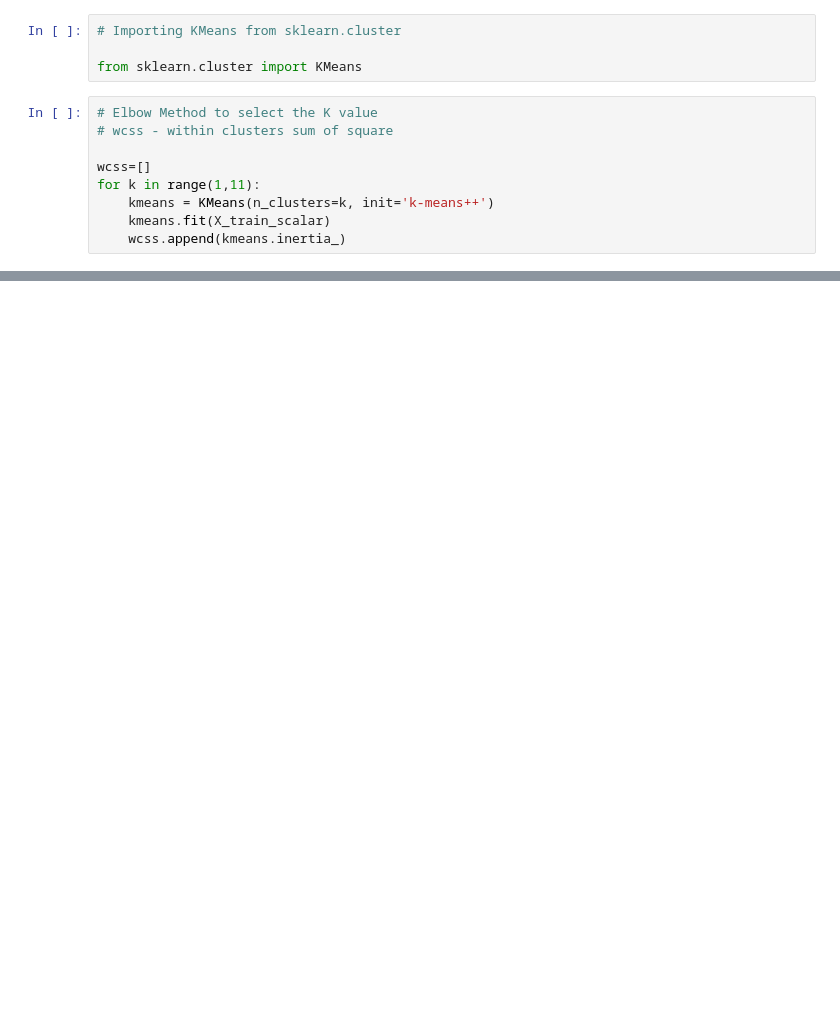
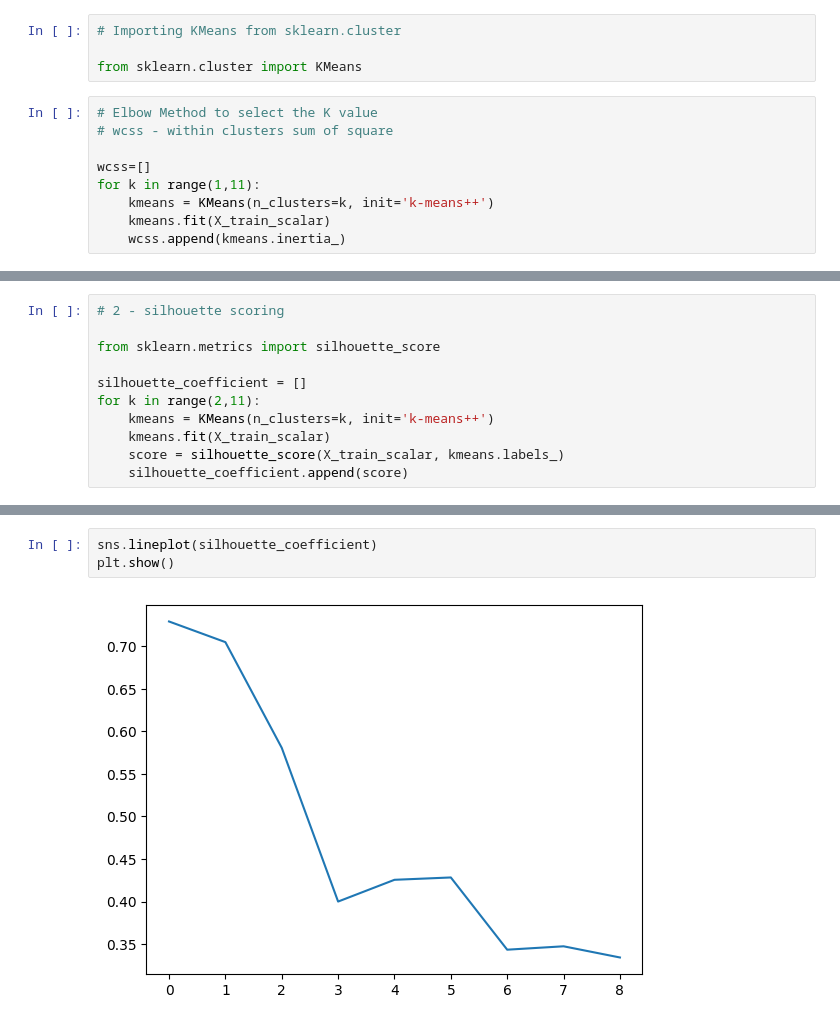
Before and after one commit to Mrinal-Official/Udemy_Krish_Practice, a Jupyter notebook: KMeans_Cluster/K_Means_implementation.ipynb, the cells around one changed output, grey strips where cells are left out. Saved outputs shown, nothing was run; the diff lists cells and outputs as text; blank space fills up the shorter version.

```diff
--- a/KMeans_Cluster/K_Means_implementation.ipynb
+++ b/KMeans_Cluster/K_Means_implementation.ipynb
@@ -129,0 +188,11 @@ plt.show()
+# %%
+# 2 - silhouette scoring
+
+from sklearn.metrics import silhouette_score
+
+silhouette_coefficient = []
+for k in range(2,11):
+    kmeans = KMeans(n_clusters=k, init='k-means++')
+    kmeans.fit(X_train_scalar)
+    score = silhouette_score(X_train_scalar, kmeans.labels_)
+    silhouette_coefficient.append(score)
@@ -129,0 +211,5 @@ plt.show()
+# %%
+sns.lineplot(silhouette_coefficient)
+plt.show()
+# %% [output]
+[figure, added]
```
Also changed, not shown: parts of 17 cells of this notebook.
